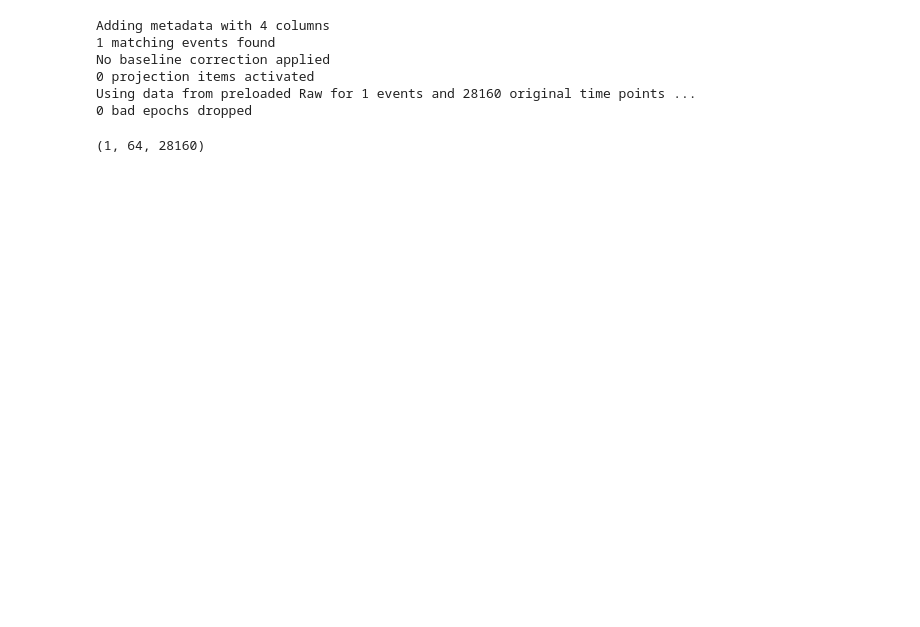
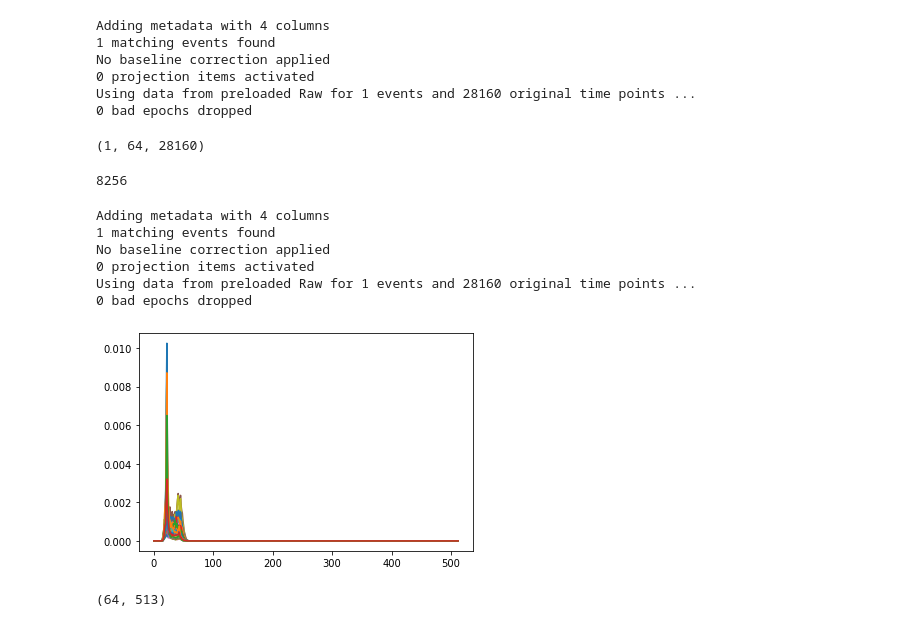
Before and after one commit to UN-GCPDS/python-gcpds.MI_prediction, a Jupyter notebook: Examples/DLSMR_rest.ipynb, the cells around one changed output. Drawn from its saved outputs; the diff is of its cells as text; code cells hidden in the pictures; blank space fills up the shorter version.

```diff
--- a/Examples/DLSMR_rest.ipynb
+++ b/Examples/DLSMR_rest.ipynb
@@ -170,3 +194,27 @@ Using data from preloaded Raw for 1 events and 28160 original time points ...
 get_epochs(trials['win_0'])[0].shape
 # %% [output]
 (1, 64, 28160)
+# %%
+129*64
+# %% [output]
+8256
+# %%
+trials = dl.get_trials(start_offset=st_offsets, end_offset=ed_offsets)
+# %% [output]
+Adding metadata with 4 columns
+1 matching events found
+No baseline correction applied
+0 projection items activated
+Using data from preloaded Raw for 1 events and 28160 original time points ...
+0 bad epochs dropped
+# %%
+a = welch(get_epochs(trials['win_0'])[0],fs=fs,nperseg=int(2*fs))[-1]
+# %%
+plt.plot(a[0,:,:].T)
+plt.show()
+# %% [output]
+[figure, added]
+# %%
+a.shape
+# %% [output]
+(64, 513)
```
Also changed, not shown: parts of 8 cells of this notebook.
